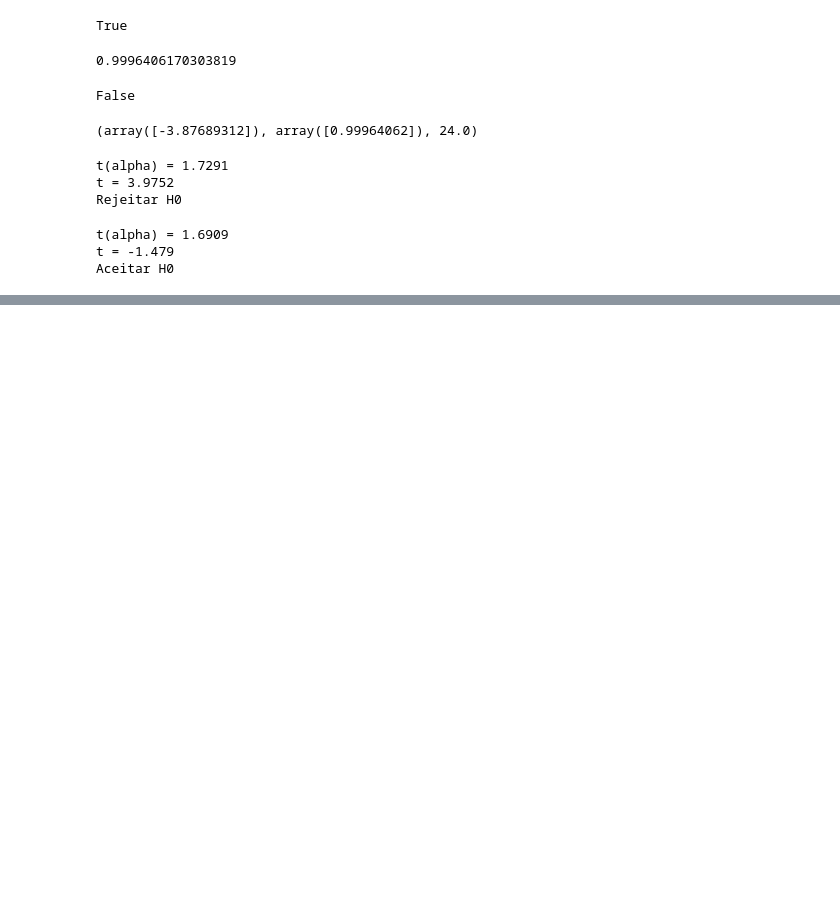
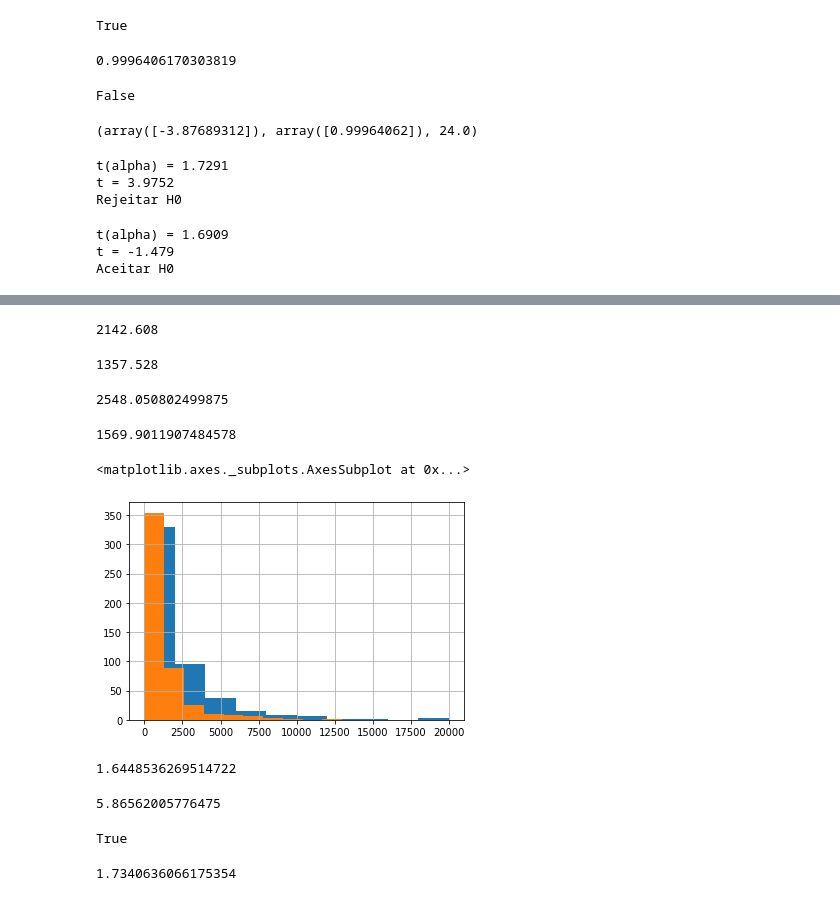
Before and after one commit to andrade-lcs/Data_Science_alura, a Jupyter notebook: Alura_estatistica_parte3.ipynb, the cells around one changed output, grey strips where cells are left out. Drawn from its saved outputs; the diff is of its cells as text; code cells hidden in the pictures; blank space fills up the shorter version.

```diff
--- a/Alura_estatistica_parte3.ipynb
+++ b/Alura_estatistica_parte3.ipynb
@@ -336,0 +339,3 @@ Aceitar H0
+# %%
+homens = dados.query('Sexo == 0').sample(n=500, random_state=101).Renda
+homens
@@ -336,0 +355,3 @@ Aceitar H0
+# %%
+mulheres = dados.query('Sexo == 1').sample(n=500, random_state=101).Renda
+mulheres
@@ -336,0 +371,20 @@ Aceitar H0
+# %%
+media_homens = homens.mean()
+media_homens
+# %% [output]
+2142.608
+# %%
+media_mulheres=mulheres.mean()
+media_mulheres
+# %% [output]
+1357.528
+# %%
+dp_homens = homens.std()
+dp_homens
+# %% [output]
+2548.050802499875
+# %%
+dp_mulheres = mulheres.std()
+dp_mulheres
+# %% [output]
+1569.9011907484578
@@ -336,0 +397,20 @@ Aceitar H0
+# %%
+homens.hist()
+mulheres.hist()
+# %% [output]
+<matplotlib.axes._subplots.AxesSubplot at 0x...>
+[figure, added]
+# %%
+z_alpha = norm.ppf(confianca)
+z_alpha
+# %% [output]
+1.6448536269514722
+# %%
+z = ((media_homens - media_mulheres) - d_0) / np.sqrt((dp_homens**2/n_h) + (dp_mulheres**2/n_m))
+z
+# %% [output]
+5.86562005776475
+# %%
+z > z_alpha #se True rejeita h0 de que a média das duas amostras são iguais
+# %% [output]
+True
@@ -336,0 +430,5 @@ Aceitar H0
+# %%
+t_alpha = t_student.ppf(confianca, gl)
+t_alpha
+# %% [output]
+1.7340636066175354
```
Also changed, not shown: parts of 53 cells of this notebook.
